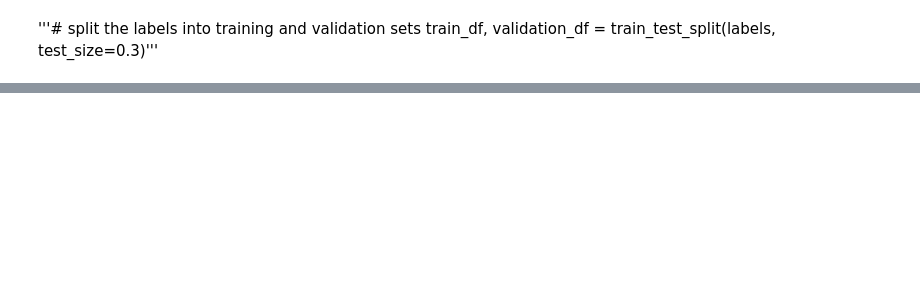
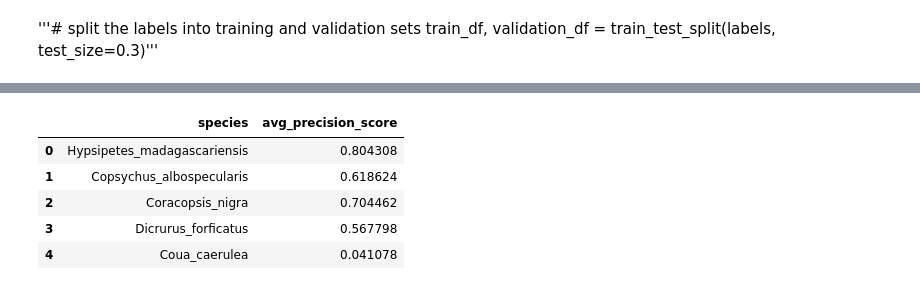
Before and after one commit to smholmes3/rewilding_madagascar, a Jupyter notebook: CNN_model_default.ipynb, the cells around one changed output, grey strips where cells are left out. Cells and saved outputs as stored; diff of their text form; code cells hidden in the pictures; blank space fills up the shorter version.

```diff
--- a/CNN_model_default.ipynb
+++ b/CNN_model_default.ipynb
@@ -190,0 +326,15 @@ model.train(train_labels, val_labels, epochs=20, num_workers=8, batch_size=256)
+# %%
+avprecscore_by_sp = pd.DataFrame(columns=['species', 'avg_precision_score'])
+for species in class_list:
+    avgscore = sklearn.metrics.average_precision_score(val_labels [species],val_predictions [species])
+    new_row = pd.DataFrame({'species': [species], 'avg_precision_score': [avgscore]})
+    avprecscore_by_sp = pd.concat([avprecscore_by_sp, new_row], ignore_index=True)
+
+avprecscore_by_sp.head()
+# %% [output]
+|  | species | avg_precision_score |
+| 0 | Hypsipetes_madagascariensis | 0.804308 |
+| 1 | Copsychus_albospecularis | 0.618624 |
+| 2 | Coracopsis_nigra | 0.704462 |
+| 3 | Dicrurus_forficatus | 0.567798 |
+| 4 | Coua_caerulea | 0.041078 |
```
Also changed, not shown: parts of 13 cells of this notebook.
